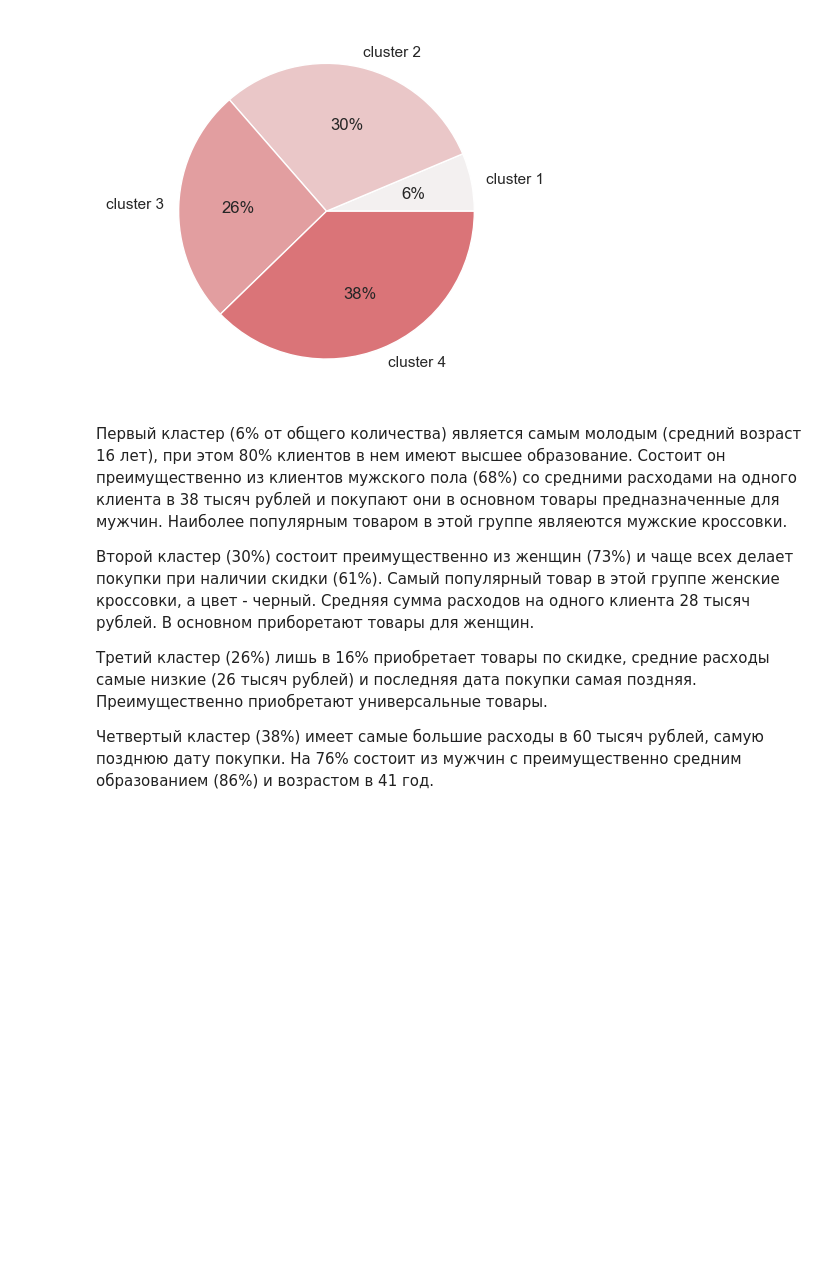
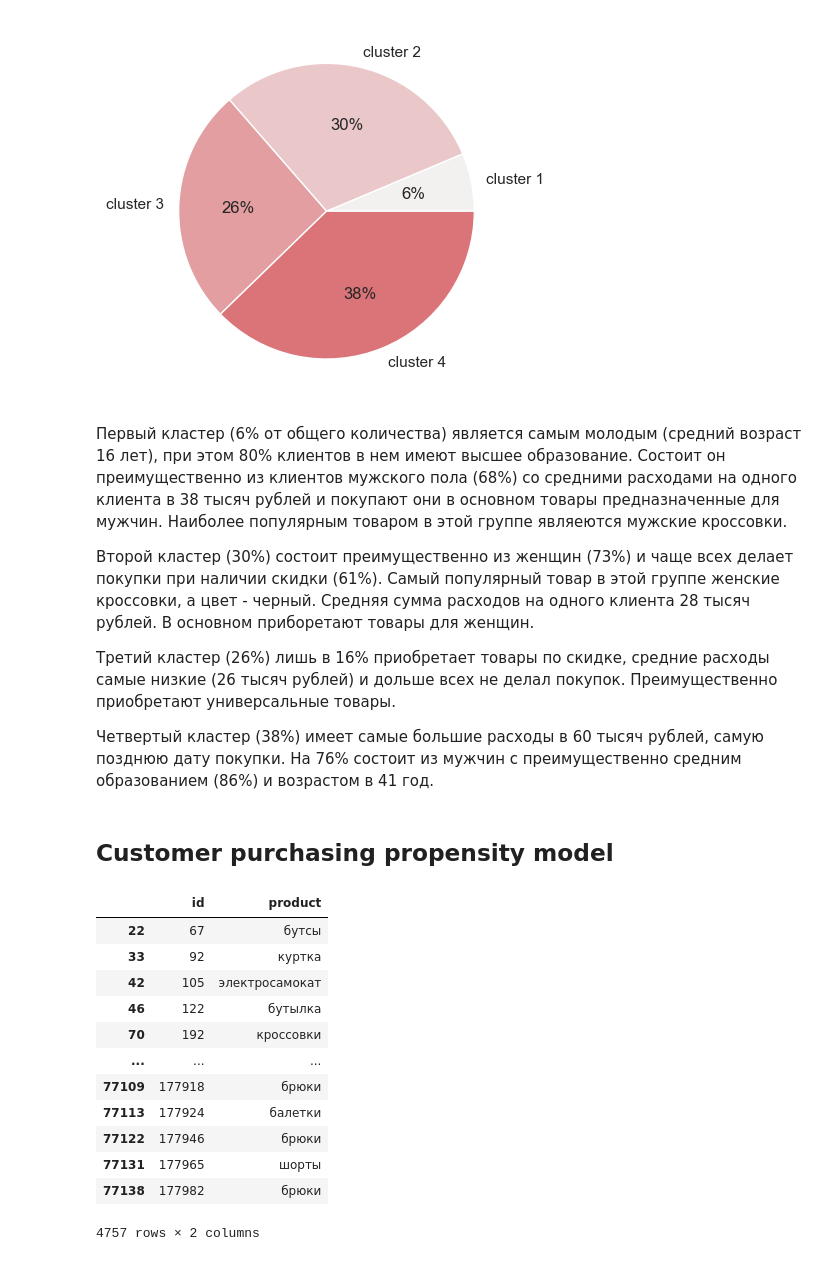
Before and after one commit to Dimayo/sporting_store, a Jupyter notebook: research.ipynb, the cells around one changed output. Drawn from its saved outputs; the diff is of its cells as text; code cells hidden in the pictures; blank space fills up the shorter version.

```diff
--- a/research.ipynb
+++ b/research.ipynb
@@ -906,5 +911,40 @@ plt.show()
 # %% [markdown]
 <p>Первый кластер (6% от общего количества) является самым молодым (средний возраст 16 лет), при этом 80% клиентов в нем имеют высшее образование. Состоит он преимущественно из клиентов мужского пола (68%) со средними расходами на одного клиента в 38 тысяч рублей и покупают они в основном товары предназначенные для мужчин. Наиболее популярным товаром в этой группе являеются мужские кроссовки.</p>
 <p>Второй кластер (30%) состоит преимущественно из женщин (73%) и чаще всех делает покупки при наличии скидки (61%). Самый популярный товар в этой группе женские кроссовки, а цвет - черный. Средняя сумма расходов на одного клиента 28 тысяч рублей. В основном приборетают товары для женщин.</p>
-<p>Третий кластер (26%) лишь в 16% приобретает товары по скидке, средние расходы самые низкие (26 тысяч рублей) и последняя дата покупки самая поздняя. Преимущественно приобретают универсальные товары.</p>
+<p>Третий кластер (26%) лишь в 16% приобретает товары по скидке, средние расходы самые низкие (26 тысяч рублей) и дольше всех не делал покупок. Преимущественно приобретают универсальные товары.</p>
 <p>Четвертый кластер (38%) имеет самые большие расходы в 60 тысяч рублей, самую позднюю дату покупки. На 76% состоит из мужчин с преимущественно средним образованием (86%) и возрастом в 41 год.</p>
+# %% [markdown]
+## Сustomer purchasing propensity model
+# %%
+with open('data/ids_first_company_positive.txt') as f:
+    positive = f.read()
+
+elem_list = re.split(';|,| ', positive)
+
+positive_id = []
+
+for i in elem_list:
+    if i.isdigit():
+        positive_id.append(int(i))
+# %%
+# Выбираем клиентов которые участвовали в первой маркетинговой компании
+
+df_second = df_purch[(df_purch['dt'] >= 5) & (df_purch['dt'] < 17)]
+product_group = df_second.groupby('id', as_index=False).agg({'product': pd.Series.mode})
+first_camp = product_group.loc[product_group['id'].isin(positive_id), :]
+first_camp['product'] = first_camp['product'].apply(lambda x: x[0] if type(x) == np.ndarray else x)
+first_camp
+# %% [output]
+|  | id | product |
+| 22 | 67 | бутсы |
+| 33 | 92 | куртка |
+| 42 | 105 | электросамокат |
+| 46 | 122 | бутылка |
+| 70 | 192 | кроссовки |
+| ... | ... | ... |
+| 77109 | 177918 | брюки |
+| 77113 | 177924 | балетки |
+| 77122 | 177946 | брюки |
+| 77131 | 177965 | шорты |
+| 77138 | 177982 | брюки |
+4757 rows × 2 columns
```
Also changed, not shown: parts of 20 cells of this notebook.
